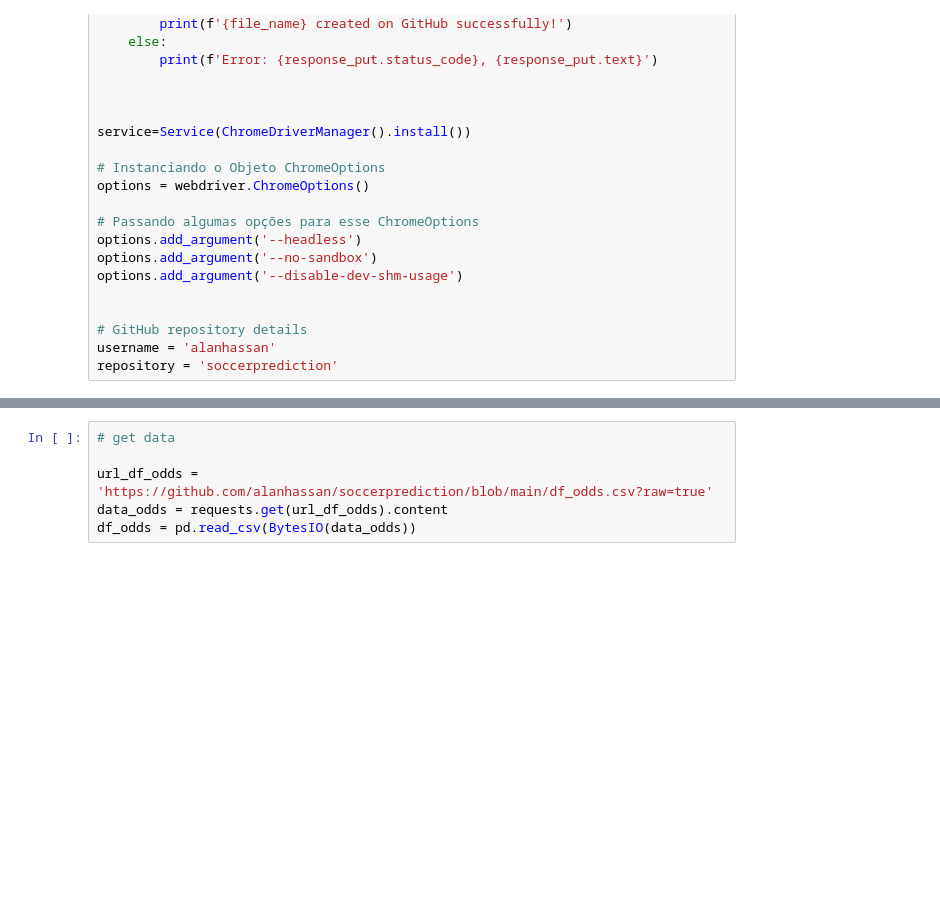
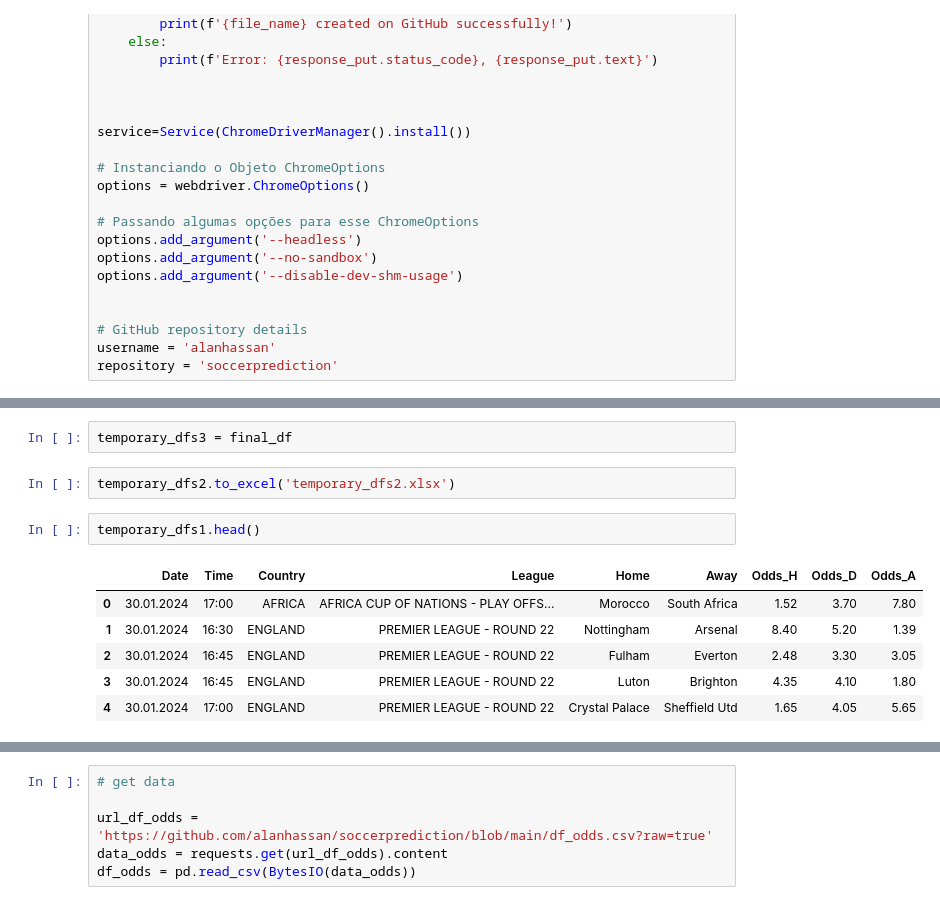
Before and after one commit to alanhassan/soccerprediction, a Jupyter notebook: update_ml_model.ipynb, the cells around one changed output, grey strips where cells are left out. Drawn from its saved outputs; the diff is of its cells as text; blank space fills up the shorter version.

```diff
--- a/update_ml_model.ipynb
+++ b/update_ml_model.ipynb
@@ -2195,0 +2122,13 @@ Data pushed to df_odds.csv on GitHub successfully!
+# %%
+temporary_dfs3 = final_df
+# %%
+temporary_dfs2.to_excel('temporary_dfs2.xlsx')
+# %%
+temporary_dfs1.head()
+# %% [output]
+|  | Date | Time | Country | League | Home | Away | Odds_H | Odds_D | Odds_A |
+| 0 | 30.01.2024 | 17:00 | AFRICA | AFRICA CUP OF NATIONS - PLAY OFFS... | Morocco | South Africa | 1.52 | 3.70 | 7.80 |
+| 1 | 30.01.2024 | 16:30 | ENGLAND | PREMIER LEAGUE - ROUND 22 | Nottingham | Arsenal | 8.40 | 5.20 | 1.39 |
+| 2 | 30.01.2024 | 16:45 | ENGLAND | PREMIER LEAGUE - ROUND 22 | Fulham | Everton | 2.48 | 3.30 | 3.05 |
+| 3 | 30.01.2024 | 16:45 | ENGLAND | PREMIER LEAGUE - ROUND 22 | Luton | Brighton | 4.35 | 4.10 | 1.80 |
+| 4 | 30.01.2024 | 17:00 | ENGLAND | PREMIER LEAGUE - ROUND 22 | Crystal Palace | Sheffield Utd | 1.65 | 4.05 | 5.65 |
```
Also changed, not shown: parts of 10 cells of this notebook, 3 other files.
